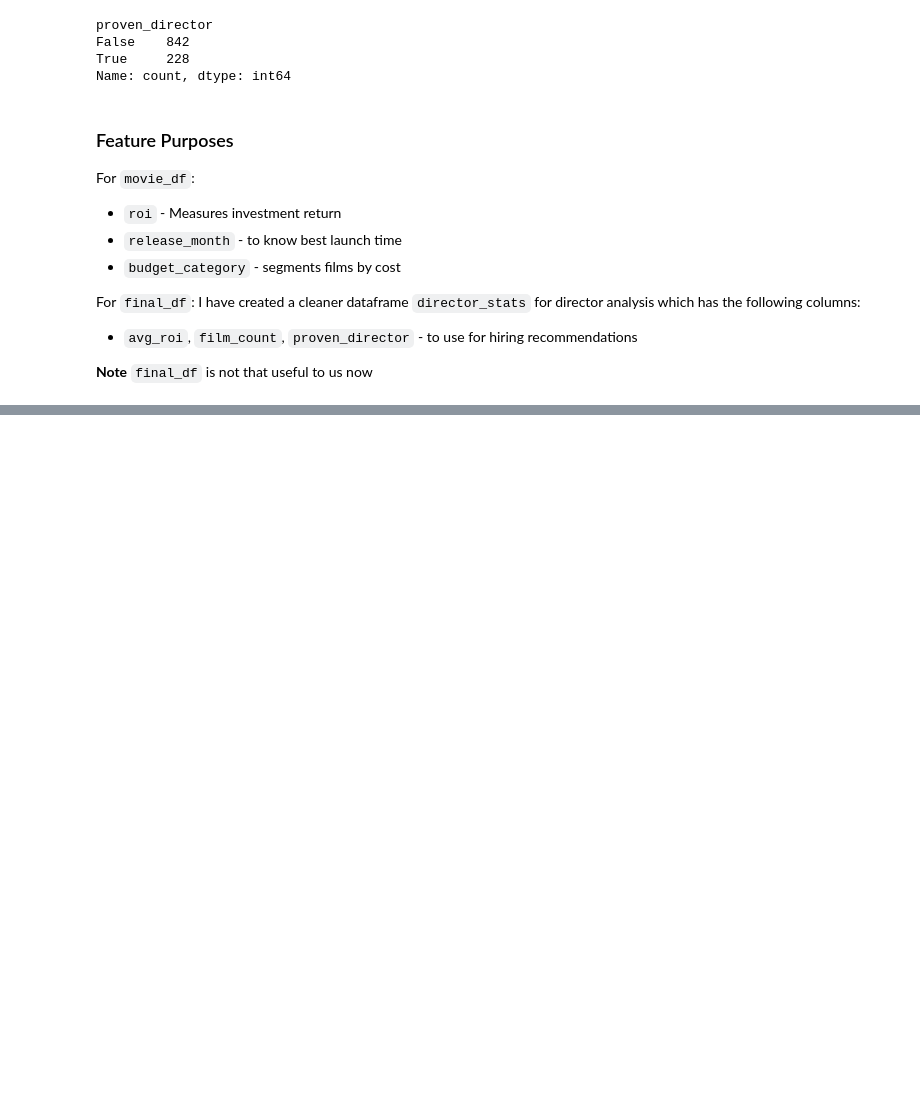
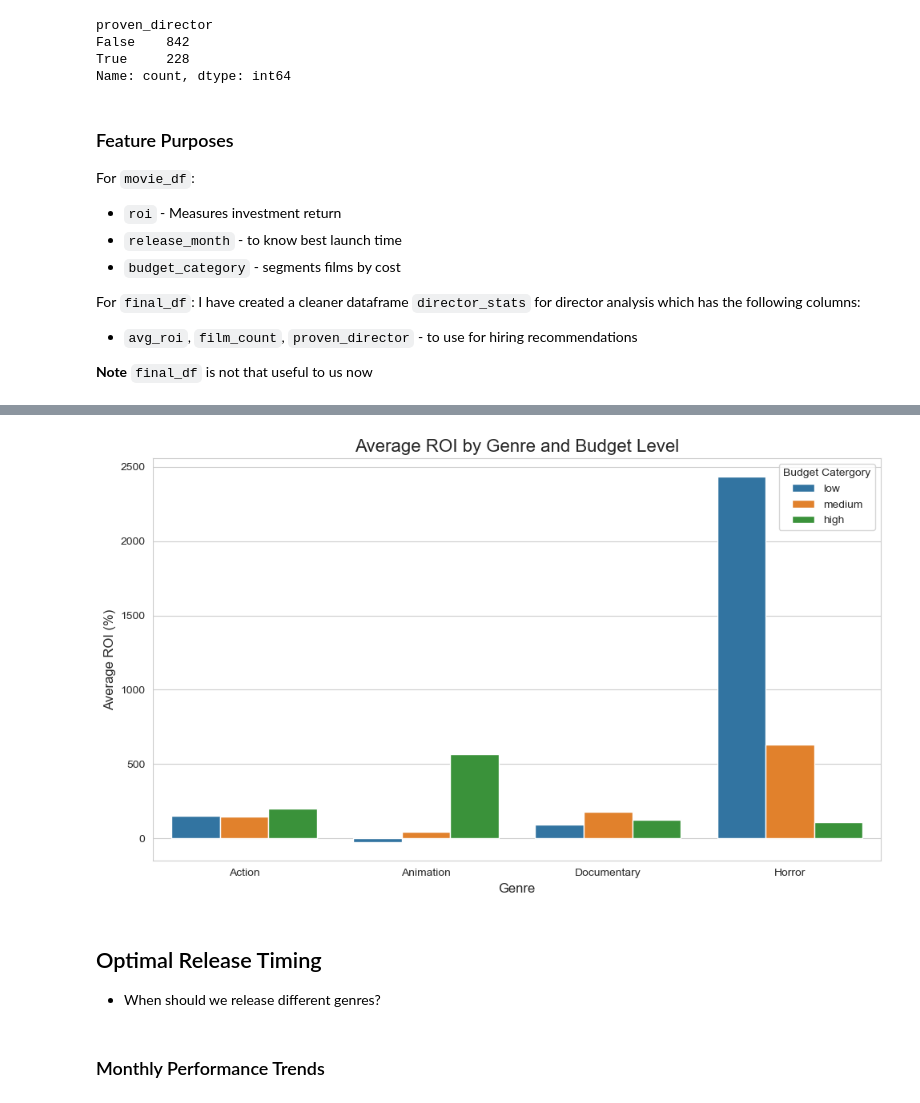
Before and after one commit to patsi-dev/Phase-2-Project-Repository, a Jupyter notebook: index.ipynb, the cells around one changed output, grey strips where cells are left out. Drawn from its saved outputs; the diff is of its cells as text; code cells hidden in the pictures; blank space fills up the shorter version.

```diff
--- a/index.ipynb
+++ b/index.ipynb
@@ -951,0 +977,20 @@ I have created a cleaner dataframe `director_stats` for director analysis which
+# %%
+budget_comparison = (movie_df[movie_df['main_genre'].isin(['Horror', 'Animation', 'Documentary', 'Action'])].groupby(['main_genre', 'budget_category'])['roi'].mean().reset_index())
+# %%
+plt.figure(figsize=(10, 6))
+sns.barplot(data=budget_comparison,x='main_genre',y='roi',hue='budget_category',hue_order=['low', 'medium', 'high'])
+
+plt.title("Average ROI by Genre and Budget Level", fontsize=16)
+plt.xlabel("Genre", fontsize=12)
+plt.ylabel("Average ROI (%)", fontsize=12)
+plt.legend(title='Budget Catergory')
+
+plt.tight_layout()
+plt.show()
+# %% [output]
+[figure, added]
+# %% [markdown]
+## Optimal Release Timing
+- When should we release different genres?
+# %% [markdown]
+### Monthly Performance Trends
```
Also changed, not shown: parts of 33 cells of this notebook.
